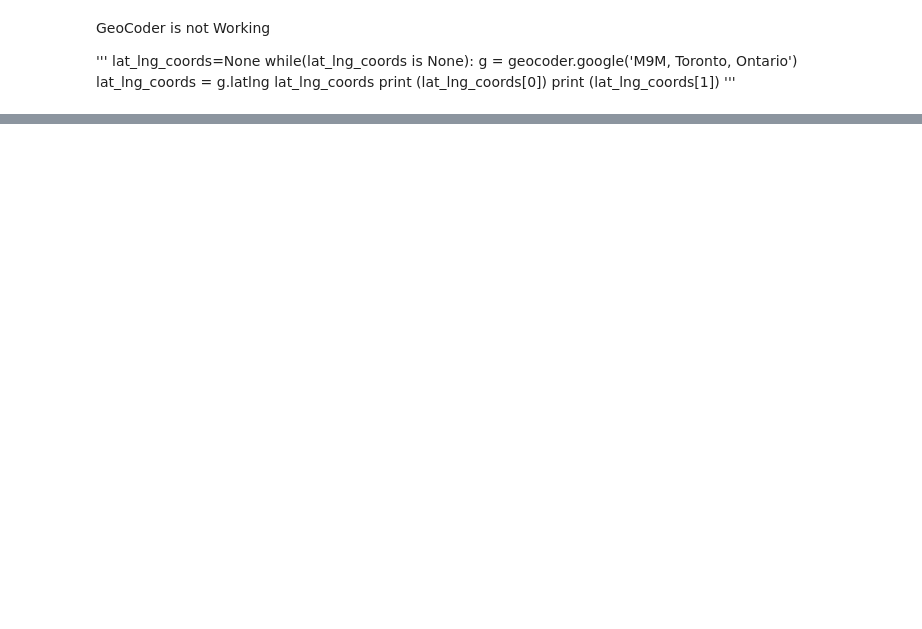
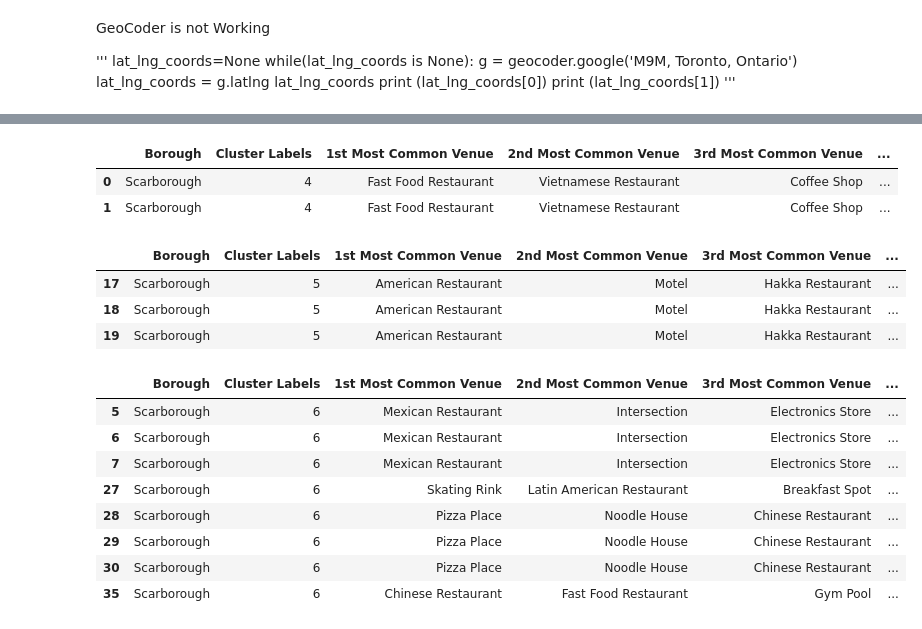
Before and after one commit to aayush860/Coursera_Capstone, a Jupyter notebook: Coursera_Capstone.ipynb, the cells around one changed output, grey strips where cells are left out. Saved outputs shown, nothing was run; the diff lists cells and outputs as text; code cells hidden in the pictures; blank space fills up the shorter version.

```diff
--- a/Coursera_Capstone.ipynb
+++ b/Coursera_Capstone.ipynb
@@ -98,0 +330,11 @@ merged_inner
+# %%
+from sklearn.cluster import KMeans
+kclusters = 10
+
+scarborough_grouped_clustering = scarborough_grouped.drop('Neighborhood', 1)
+
+# run k-means clustering
+kmeans = KMeans(n_clusters=kclusters, random_state=0).fit(scarborough_grouped_clustering)
+
+# check cluster labels generated for each row in the dataframe
+kmeans.labels_
@@ -98,0 +344,11 @@ merged_inner
+# %%
+# add clustering labels
+neighborhoods_venues_sorted.insert(0, 'Cluster Labels', kmeans.labels_)
+
+scarborough_merged = scarborough_data
+
+# merge toronto_grouped with toronto_data to add latitude/longitude for each neighborhood
+scarborough_merged = scarborough_merged.join(neighborhoods_venues_sorted.set_index('Neighborhood'), on='Neighbourhood')
+scarborough_merged=scarborough_merged.dropna()
+scarborough_merged['Cluster Labels'] = scarborough_merged['Cluster Labels'].apply(np.int64)
+#scarborough_merged   # check the last columns!
@@ -98,0 +413,25 @@ merged_inner
+# %%
+scarborough_merged.loc[scarborough_merged['Cluster Labels'] == 4, scarborough_merged.columns[[1] + list(range(5, scarborough_merged.shape[1]))]]
+# %% [output]
+|  | Borough | Cluster Labels | 1st Most Common Venue | 2nd Most Common Venue | 3rd Most Common Venue | ... |
+| 0 | Scarborough | 4 | Fast Food Restaurant | Vietnamese Restaurant | Coffee Shop | ... |
+| 1 | Scarborough | 4 | Fast Food Restaurant | Vietnamese Restaurant | Coffee Shop | ... |
+# %%
+scarborough_merged.loc[scarborough_merged['Cluster Labels'] ==5, scarborough_merged.columns[[1] + list(range(5, scarborough_merged.shape[1]))]]
+# %% [output]
+|  | Borough | Cluster Labels | 1st Most Common Venue | 2nd Most Common Venue | 3rd Most Common Venue | ... |
+| 17 | Scarborough | 5 | American Restaurant | Motel | Hakka Restaurant | ... |
+| 18 | Scarborough | 5 | American Restaurant | Motel | Hakka Restaurant | ... |
+| 19 | Scarborough | 5 | American Restaurant | Motel | Hakka Restaurant | ... |
+# %%
+scarborough_merged.loc[scarborough_merged['Cluster Labels'] ==6, scarborough_merged.columns[[1] + list(range(5, scarborough_merged.shape[1]))]]
+# %% [output]
+|  | Borough | Cluster Labels | 1st Most Common Venue | 2nd Most Common Venue | 3rd Most Common Venue | ... |
+| 5 | Scarborough | 6 | Mexican Restaurant | Intersection | Electronics Store | ... |
+| 6 | Scarborough | 6 | Mexican Restaurant | Intersection | Electronics Store | ... |
+| 7 | Scarborough | 6 | Mexican Restaurant | Intersection | Electronics Store | ... |
+| 27 | Scarborough | 6 | Skating Rink | Latin American Restaurant | Breakfast Spot | ... |
+| 28 | Scarborough | 6 | Pizza Place | Noodle House | Chinese Restaurant | ... |
+| 29 | Scarborough | 6 | Pizza Place | Noodle House | Chinese Restaurant | ... |
+| 30 | Scarborough | 6 | Pizza Place | Noodle House | Chinese Restaurant | ... |
+| 35 | Scarborough | 6 | Chinese Restaurant | Fast Food Restaurant | Gym Pool | ... |
```
Also changed, not shown: parts of 29 cells of this notebook.
